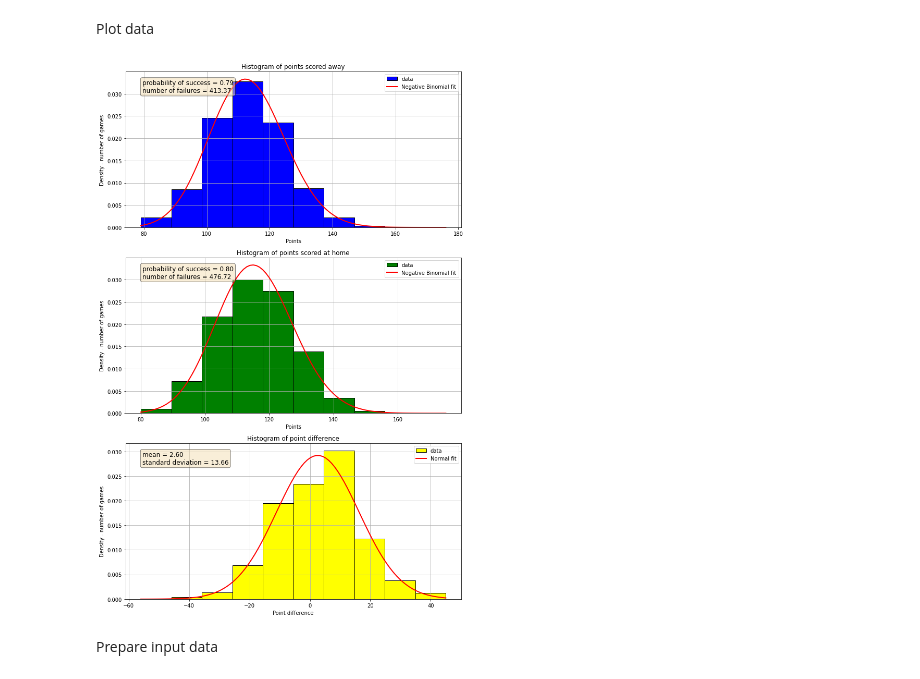
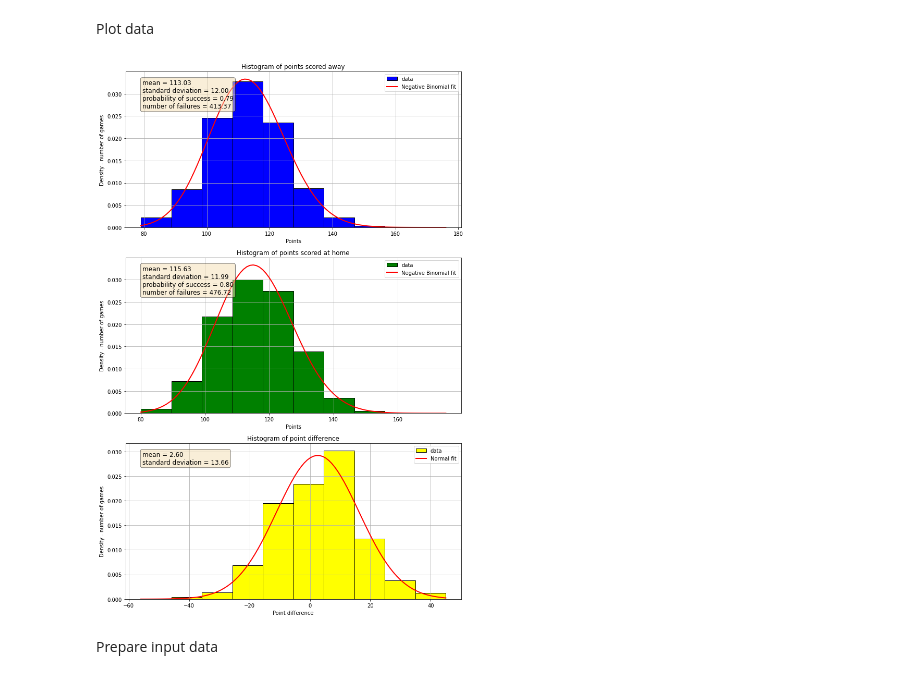
Before and after one commit to Mazart23/NBA_data_analytics, a Jupyter notebook: main.ipynb, the cells around one changed output. Drawn from its saved outputs; the diff is of its cells as text; code cells hidden in the pictures.

```diff
--- a/main.ipynb
+++ b/main.ipynb
@@ -98,36 +98,36 @@ axes[2].set_ylabel('Density - number of games')
 
 # Plot the negative binomial PDF on each chart
 for ax, col in zip(axes, ('away_team_score', 'home_team_score', 'difference')):
     mean, var = np.mean(seasons_games[year][col]), np.var(seasons_games[year][col])
+    std = np.sqrt(var)
     if col == 'difference':
-        std = np.sqrt(var)
         x = np.linspace(min(seasons_games[year][col]), max(seasons_games[year][col]), 100)
         normal_pdf = norm.pdf(x, mean, std)
 
         # Plot the normal PDF
         ax.plot(x, normal_pdf, 'r-', lw=2, label='Normal fit')
 
         textstr = f'mean = {mean:.2f}\nstandard deviation = {std:.2f}'
         ax.text(0.05, 0.95, textstr, transform=ax.transAxes, fontsize=12,
                 verticalalignment='top', bbox={'boxstyle': 'round', 'facecolor': 'wheat', 'alpha': 0.5})
     else:
         p = mean / var
         r = mean ** 2 / (var - mean)  # Number of failures
         x = np.arange(min(seasons_games[year][col]), max(seasons_games[year][col]) + 1)
         nbinom_pmf = nbinom.pmf(x, r, p)
 
         # Plot the negative binomial PDF
         ax.plot(x, nbinom_pmf, 'r-', lw=2, label='Negative Binomial fit')
 
-        textstr = f'probability of success = {p:.2f}\nnumber of failures = {r:.2f}'
+        textstr = f'mean = {mean:.2f}\nstandard deviation = {std:.2f}\nprobability of success = {p:.2f}\nnumber of failures = {r:.2f}'
         ax.text(0.05, 0.95, textstr, transform=ax.transAxes, fontsize=12,
                 verticalalignment='top', bbox={'boxstyle': 'round', 'facecolor': 'wheat', 'alpha': 0.5})
     ax.legend()
     ax.grid()
 
 plt.tight_layout()
 # %% [output]
-[figure, old version]
+[figure, new version]
 # %% [markdown]
 Prepare input data
 # %%
```
Also changed, not shown: parts of 4 cells of this notebook.
